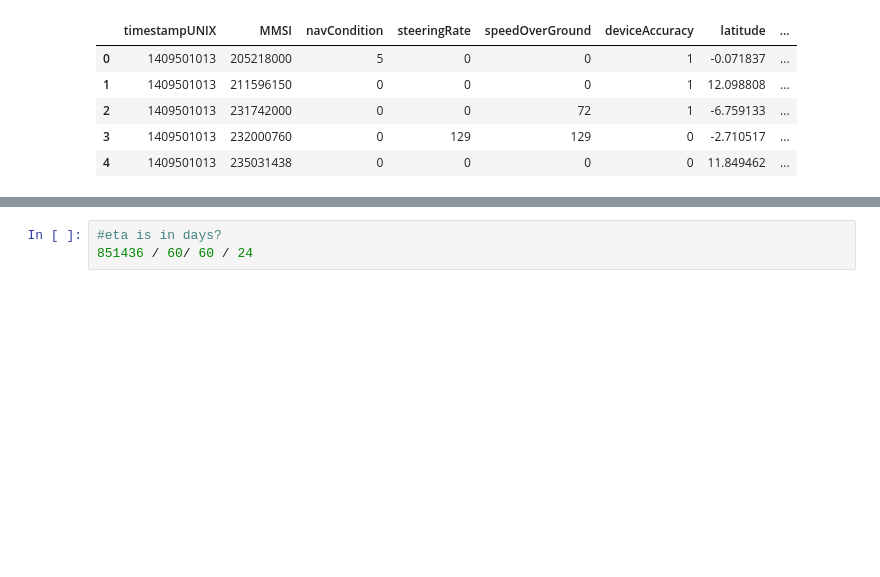
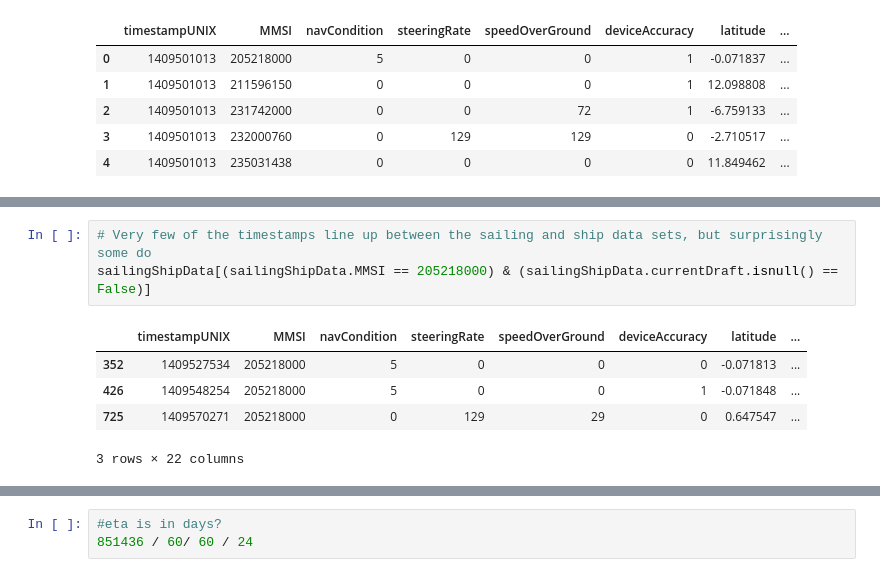
Before and after one commit to uwong/python, a Jupyter notebook: notebooks/ships/ship data exploration.ipynb, the cells around one changed output, grey strips where cells are left out. Cells and saved outputs as stored; diff of their text form; blank space fills up the shorter version.

```diff
--- a/notebooks/ships/ship data exploration.ipynb
+++ b/notebooks/ships/ship data exploration.ipynb
@@ -89,0 +182,9 @@ sailingShipData.head()
+# %%
+# Very few of the timestamps line up between the sailing and ship data sets, but surprisingly some do
+sailingShipData[(sailingShipData.MMSI == 205218000) & (sailingShipData.currentDraft.isnull() == False)]
+# %% [output]
+|  | timestampUNIX | MMSI | navCondition | steeringRate | speedOverGround | deviceAccuracy | latitude | ... |
+| 352 | 1409527534 | 205218000 | 5 | 0 | 0 | 0 | -0.071813 | ... |
+| 426 | 1409548254 | 205218000 | 5 | 0 | 0 | 1 | -0.071848 | ... |
+| 725 | 1409570271 | 205218000 | 0 | 129 | 29 | 0 | 0.647547 | ... |
+3 rows × 22 columns
```
Also changed, not shown: parts of 23 cells of this notebook.
